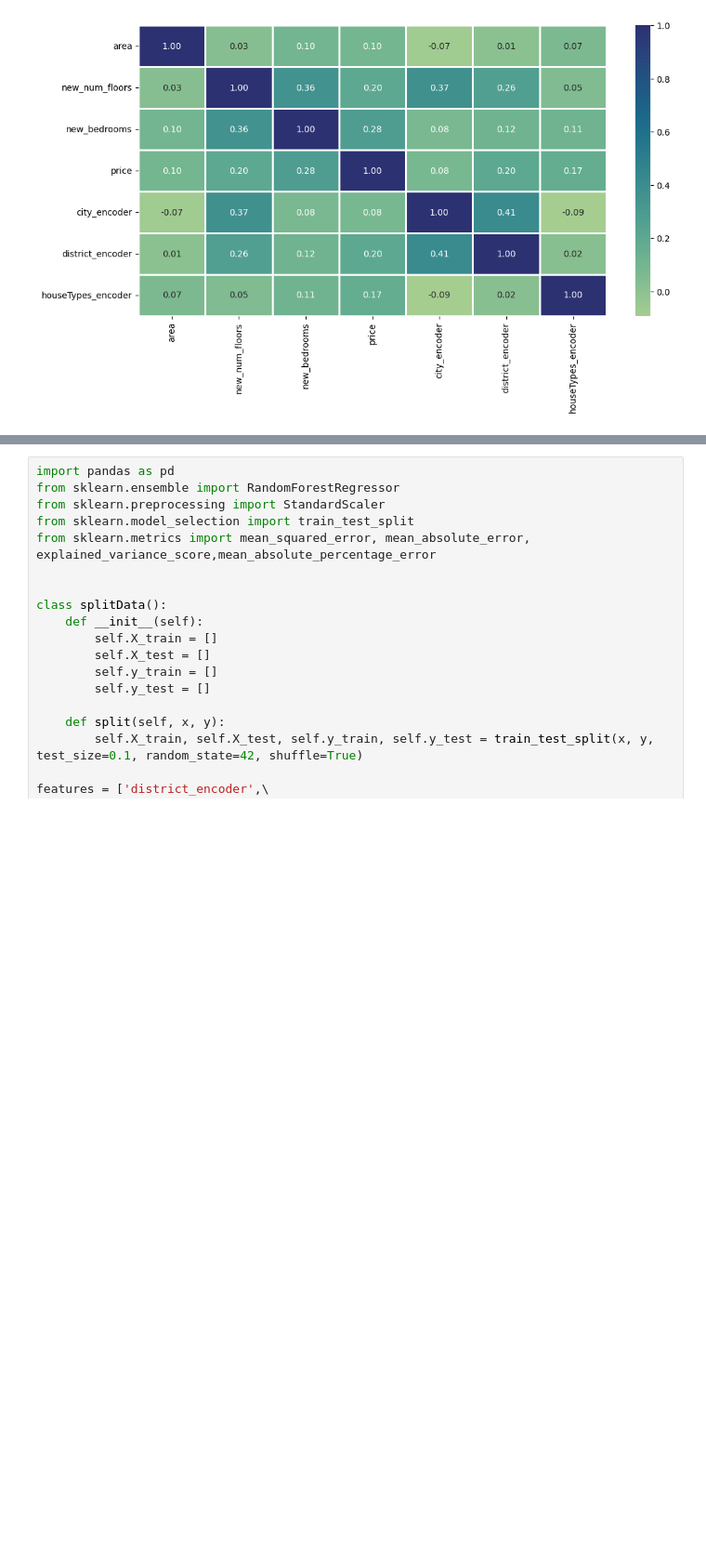
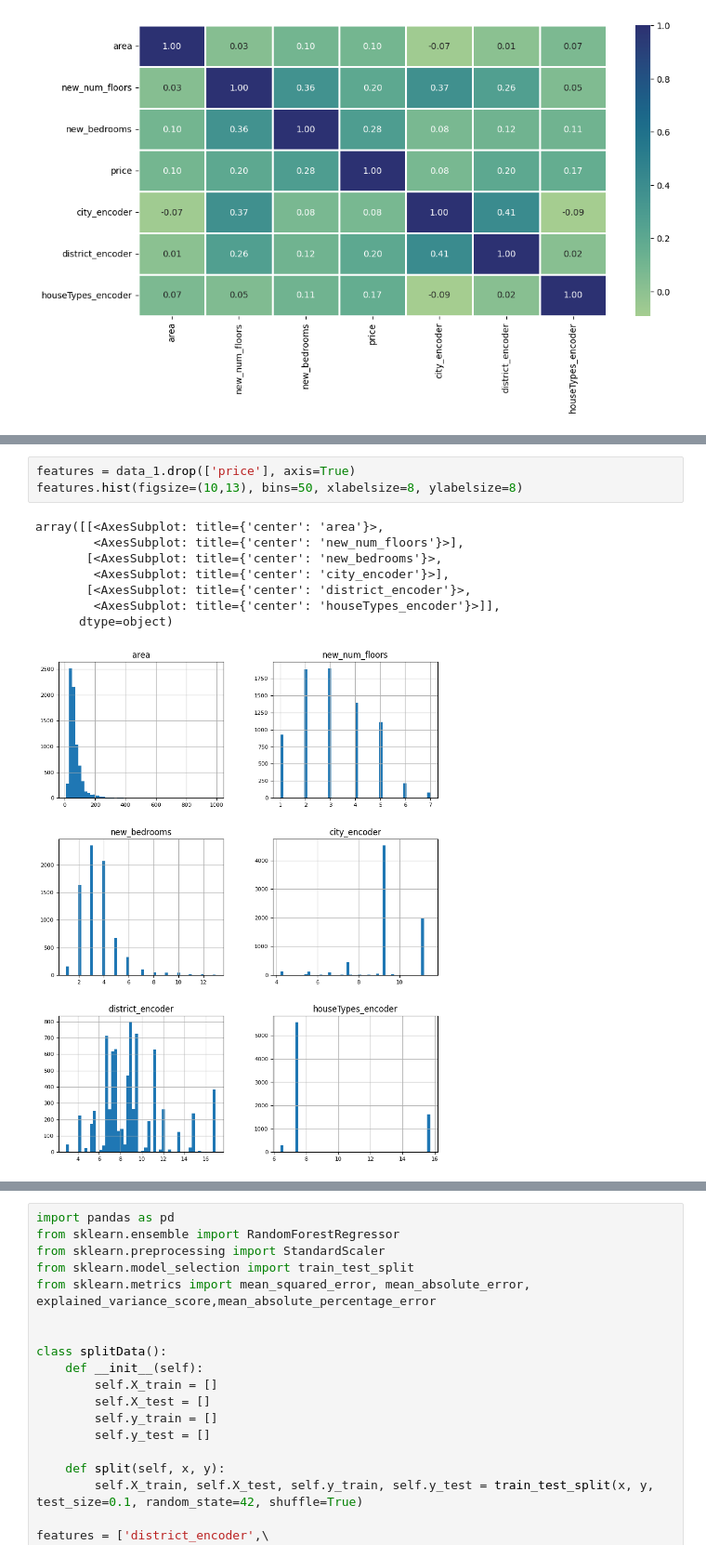
Before and after one commit to DatMinhLeChon/DS.Final, a Jupyter notebook: process_continue.ipynb, the cells around one changed output, grey strips where cells are left out. Shown: that part at 93% size. Saved outputs shown, nothing was run; the diff lists cells and outputs as text; blank space fills up the shorter version.

```diff
--- a/process_continue.ipynb
+++ b/process_continue.ipynb
@@ -89,3 +218,15 @@ sns.heatmap(data_encoded.corr(), cmap="crest",fmt = '.2f',linewidths = 2,annot =
+# %%
+features = data_1.drop(['price'], axis=True)
+features.hist(figsize=(10,13), bins=50, xlabelsize=8, ylabelsize=8)
+# %% [output]
+array([[<AxesSubplot: title={'center': 'area'}>,
+        <AxesSubplot: title={'center': 'new_num_floors'}>],
+       [<AxesSubplot: title={'center': 'new_bedrooms'}>,
+        <AxesSubplot: title={'center': 'city_encoder'}>],
+       [<AxesSubplot: title={'center': 'district_encoder'}>,
+        <AxesSubplot: title={'center': 'houseTypes_encoder'}>]],
+      dtype=object)
+[figure, added]
 # %%
 from sklearn.metrics import mean_absolute_error
 from sklearn.model_selection import train_test_split
```
Also changed, not shown: parts of 13 cells of this notebook.
